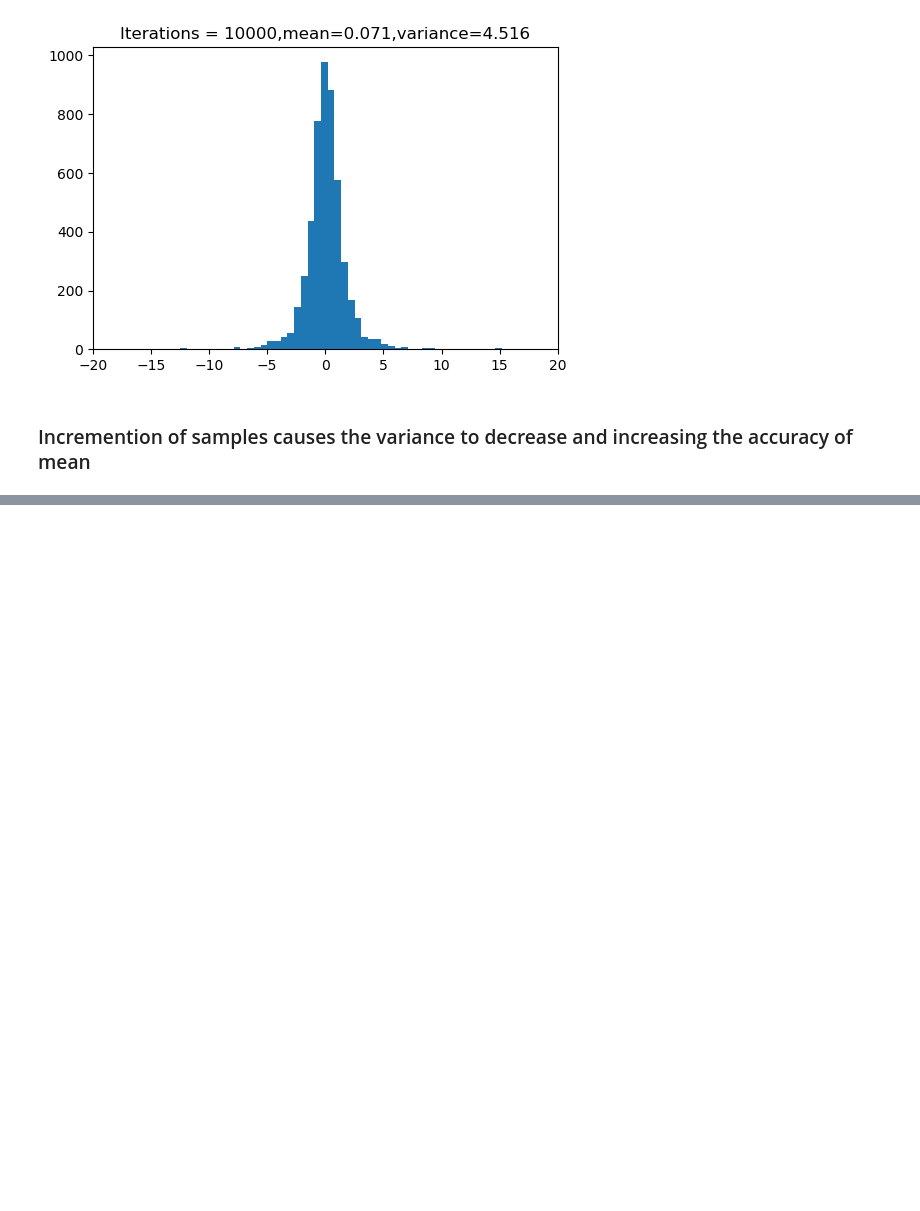
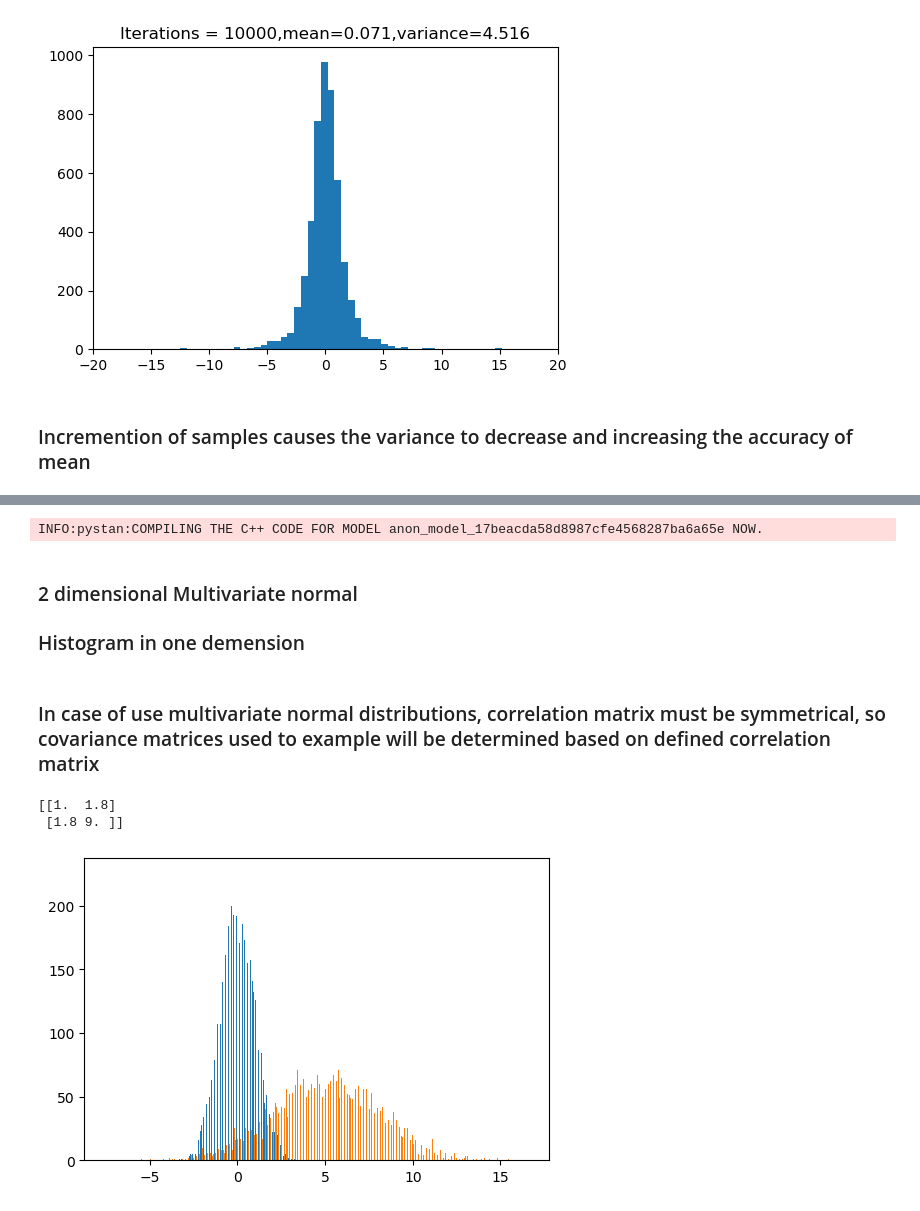
Before and after one commit to adrianmo14857/Data_Analytics, a Jupyter notebook: lab3/DA_lab3.ipynb, the cells around one changed output, grey strips where cells are left out. Saved outputs shown, nothing was run; the diff lists cells and outputs as text; code cells hidden in the pictures; blank space fills up the shorter version.

```diff
--- a/lab3/DA_lab3.ipynb
+++ b/lab3/DA_lab3.ipynb
@@ -477,0 +503,42 @@ studenttSamplingHist=plt.hist(params_studentt['y'], bins=100)
+# %%
+multiNormal_model=stan_utility.compile_model('multi_Normal.stan')
+# %% [output]
+INFO:pystan:COMPILING THE C++ CODE FOR MODEL anon_model_17beacda58d8987cfe4568287ba6a65e NOW.
+# %% [markdown]
+### 2 dimensional Multivariate normal
+
+### Histogram in one demension
+# %% [markdown]
+### In case of use multivariate normal distributions, correlation matrix must be symmetrical, so covariance matrices used to example will be determined based on defined correlation matrix
+# %%
+def cov2corr(covariance):
+    v = np.sqrt(np.diag(covariance))
+    outer_v = np.outer(v, v)
+    correlation = covariance / outer_v
+    correlation[covariance == 0] = 0
+    return correlation
+
+def corr2cov(correlation,SD):#SD is standard deviation
+    outer_SD = np.outer(SD, SD)
+    covariance = outer_SD*correlation
+    return covariance
+# %%
+correlation_matrix = [(1,0.6),(0.6,1)]
+SD = [1,3]
+covariance_matrix = corr2cov(correlation_matrix,SD)
+print(covariance_matrix)
+# %% [output]
+[[1.  1.8]
+ [1.8 9. ]]
+# %%
+data=dict(K=2,
+        mu=[0, 5],
+          Sigma=covariance_matrix)
+multiNormal_sample=multiNormal_model.sampling(data=data,
+                                                 iter=10000,
+                                                 seed=43541)
+
+params_multiNormal=multiNormal_sample.extract()
+multiNormalSamplingHist=plt.hist(params_multiNormal['y'], bins=1000)
+# %% [output]
+[figure, added]
```
Also changed, not shown: parts of 27 cells of this notebook, 28 other files.
